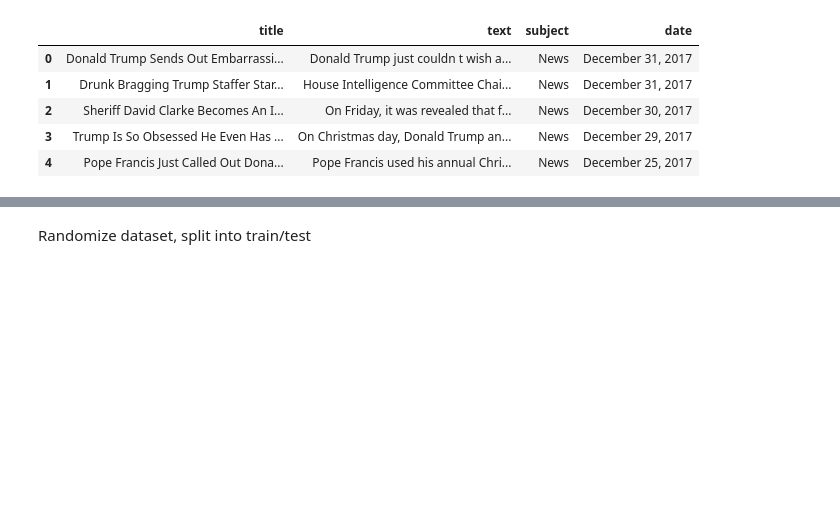
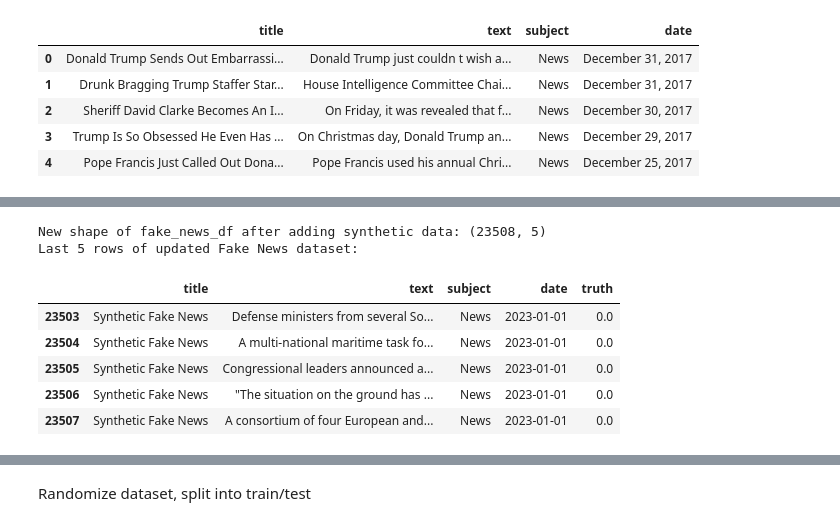
Before and after one commit to amangang3/HODL, a Jupyter notebook: BERT.ipynb, the cells around one changed output, grey strips where cells are left out. Saved outputs shown, nothing was run; the diff lists cells and outputs as text; code cells hidden in the pictures; blank space fills up the shorter version.

```diff
--- a/BERT.ipynb
+++ b/BERT.ipynb
@@ -53,3 +70,38 @@ First 5 rows of Fake News dataset:
+# %%
+# Extract the 'text' column and create a 'truth' column for fake news (0)
+synthetic_fake_subset = synthetic_fake_df[['text']].copy()
+synthetic_fake_subset['truth'] = 0
+
+# Add the synthetic fake news to the existing fake_news_df
+# Ensure 'title' and 'subject' columns are handled if they exist in fake_news_df but not synthetic_fake_subset
+# For now, let's assume we only need 'text' and 'truth' for the concatenation to fake_news_df's similar structure.
+# However, the original fake_news_df has 'title', 'text', 'subject', 'date', 'truth'.
+# To avoid issues with different columns, let's create a new DataFrame structure for synthetic fake news
+# that matches the columns needed for eventual combination with 'true_news_df' into 'combined_df'.
+
+# Let's create a dummy title, subject, and date for the synthetic data to match the original fake_news_df structure
+synthetic_fake_subset['title'] = 'Synthetic Fake News'
+synthetic_fake_subset['subject'] = 'News'
+synthetic_fake_subset['date'] = '2023-01-01' # A placeholder date
+
+# Reorder columns to match fake_news_df structure: title, text, subject, date, truth
+synthetic_fake_subset = synthetic_fake_subset[['title', 'text', 'subject', 'date', 'truth']]
+
+# Concatenate the synthetic fake news to the fake_news_df
+fake_news_df = pd.concat([fake_news_df, synthetic_fake_subset], ignore_index=True)
+
+print(f"New shape of fake_news_df after adding synthetic data: {fake_news_df.shape}")
+print("Last 5 rows of updated Fake News dataset:")
+display(fake_news_df.tail())
+# %% [output]
+New shape of fake_news_df after adding synthetic data: (23508, 5)
+Last 5 rows of updated Fake News dataset:
+|  | title | text | subject | date | truth |
+| 23503 | Synthetic Fake News | Defense ministers from several So... | News | 2023-01-01 | 0.0 |
+| 23504 | Synthetic Fake News | A multi-national maritime task fo... | News | 2023-01-01 | 0.0 |
+| 23505 | Synthetic Fake News | Congressional leaders announced a... | News | 2023-01-01 | 0.0 |
+| 23506 | Synthetic Fake News | "The situation on the ground has ... | News | 2023-01-01 | 0.0 |
+| 23507 | Synthetic Fake News | A consortium of four European and... | News | 2023-01-01 | 0.0 |
 # %%
 # Add 'truth' column to true_news_df with value 1
 true_news_df['truth'] = 1
```
Also changed, not shown: parts of 14 cells of this notebook.
